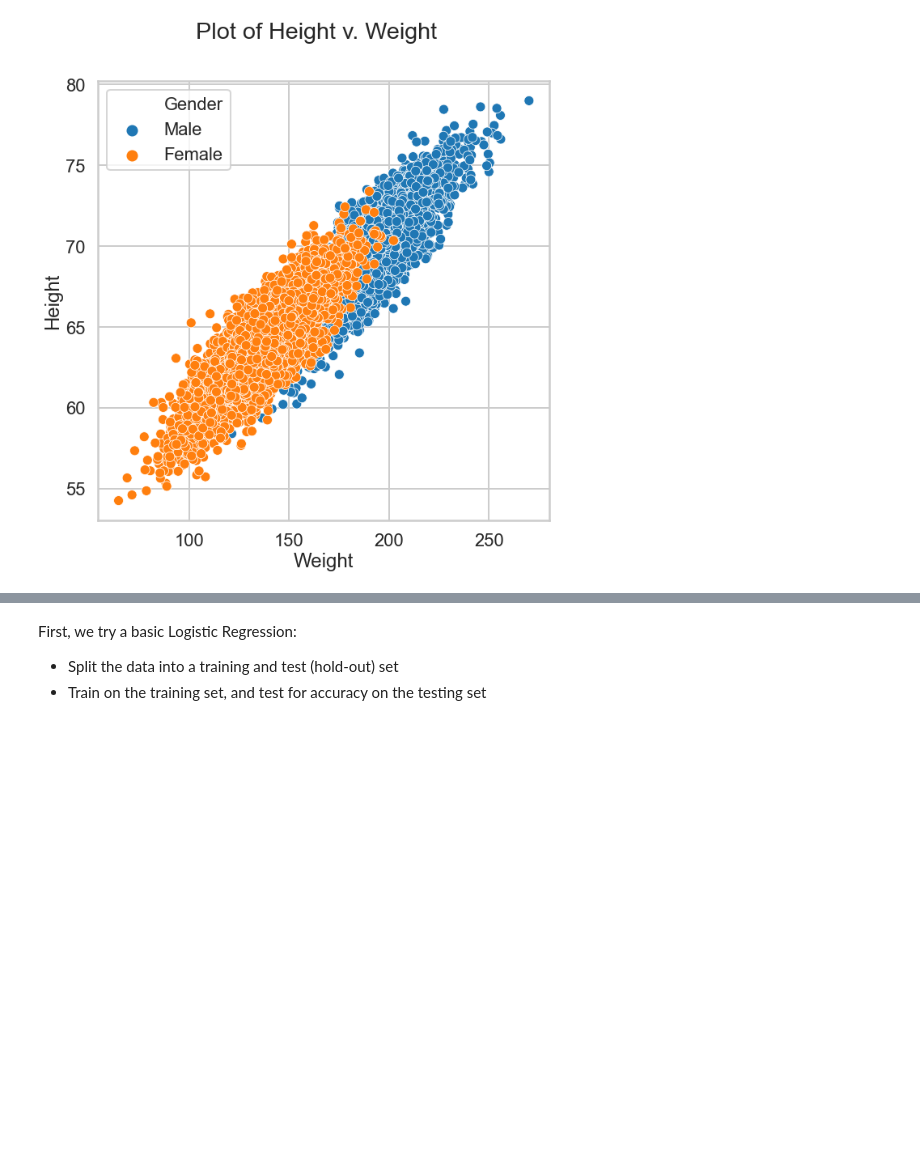
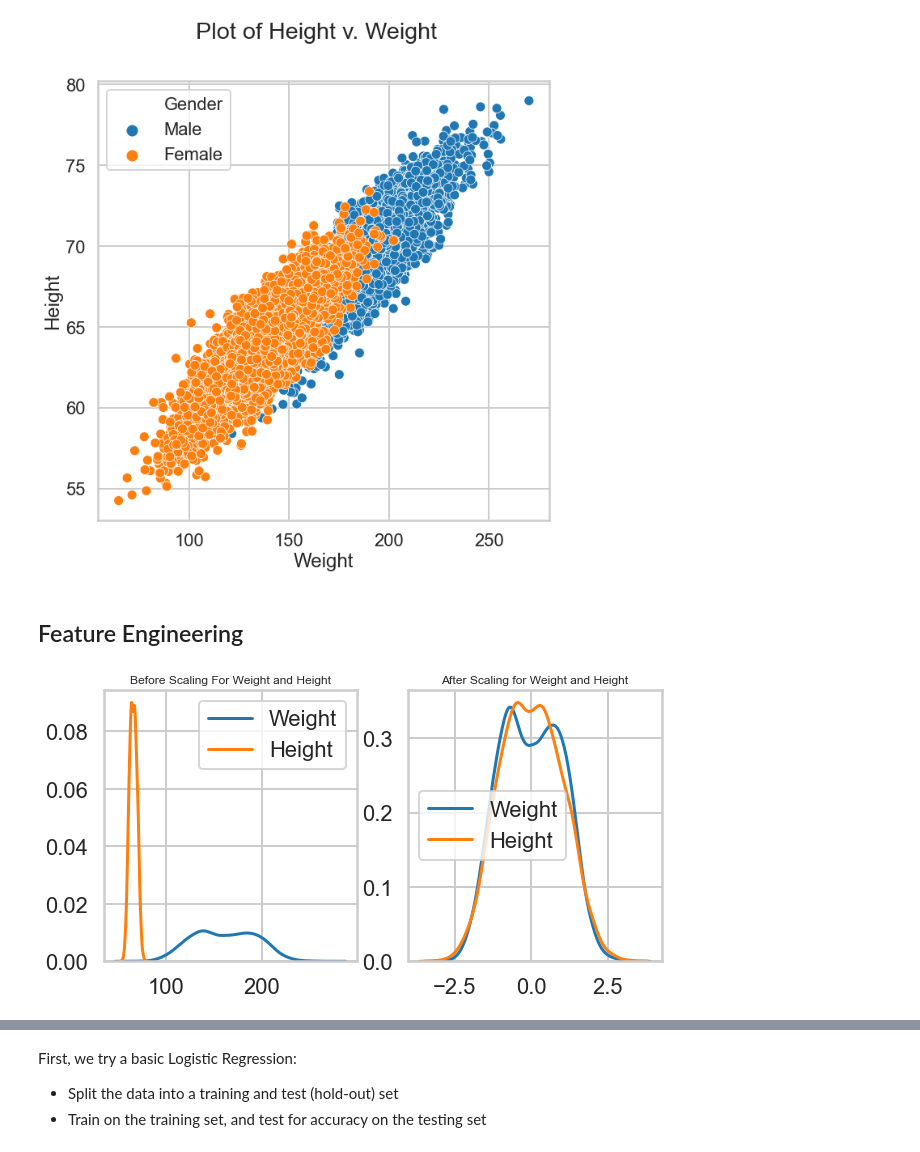
Before and after one commit to sl7423/mec-mini-projects, a Jupyter notebook: mec-12.4.2-logistic-regression-mini-project/Mini_Project_Logistic_Regression.ipynb, the cells around one changed output, grey strips where cells are left out. Cells and saved outputs as stored; diff of their text form; code cells hidden in the pictures; blank space fills up the shorter version.

```diff
--- a/mec-12.4.2-logistic-regression-mini-project/Mini_Project_Logistic_Regression.ipynb
+++ b/mec-12.4.2-logistic-regression-mini-project/Mini_Project_Logistic_Regression.ipynb
@@ -171,3 +171,37 @@ sns.scatterplot(data=dflog, x='Weight', y='Height', hue='Gender')
 plt.show()
 # %% [output]
 [figure]
+# %% [markdown]
+## Feature Engineering
+# %%
+#Split into test and training sets
+from sklearn.model_selection import train_test_split
+
+X_train, X_test, y_train, y_test = train_test_split(dflog[['Height','Weight']],
+                                              (dflog.Gender == "Male"),random_state=5)
+# %%
+#Use standard scaling for both height and weight
+from sklearn.preprocessing import StandardScaler
+
+scaler = StandardScaler()
+scaler.fit(X_train)
+scaled_X_train = scaler.transform(X_train)
+scaled_X_test = scaler.transform(X_test)
+# %%
+scaled_X_train = pd.DataFrame(scaled_X_train, columns=['Height','Weight'])
+scaled_X_test = pd.DataFrame(scaled_X_test, columns=['Height', 'Weight'])
+# %%
+#Take a look at the plots to see how it performs. Note that this plot is used for illustrative purposes to see how well the
+fig, (ax1, ax2) = plt.subplots(ncols=2, figsize=(10,5))
+
+ax1.set_title('Before Scaling For Weight and Height', fontsize = 12)
+sns.kdeplot(X_train['Weight'], ax=ax1)
+sns.kdeplot(X_train['Height'], ax=ax1)
+
+ax2.set_title('After Scaling for Weight and Height', fontsize = 12)
+sns.kdeplot(scaled_X_train['Weight'], ax=ax2)
+sns.kdeplot(scaled_X_train['Height'], ax=ax2)
+
+plt.show()
+# %% [output]
+[figure, added]
```
Also changed, not shown: parts of 14 cells of this notebook.
